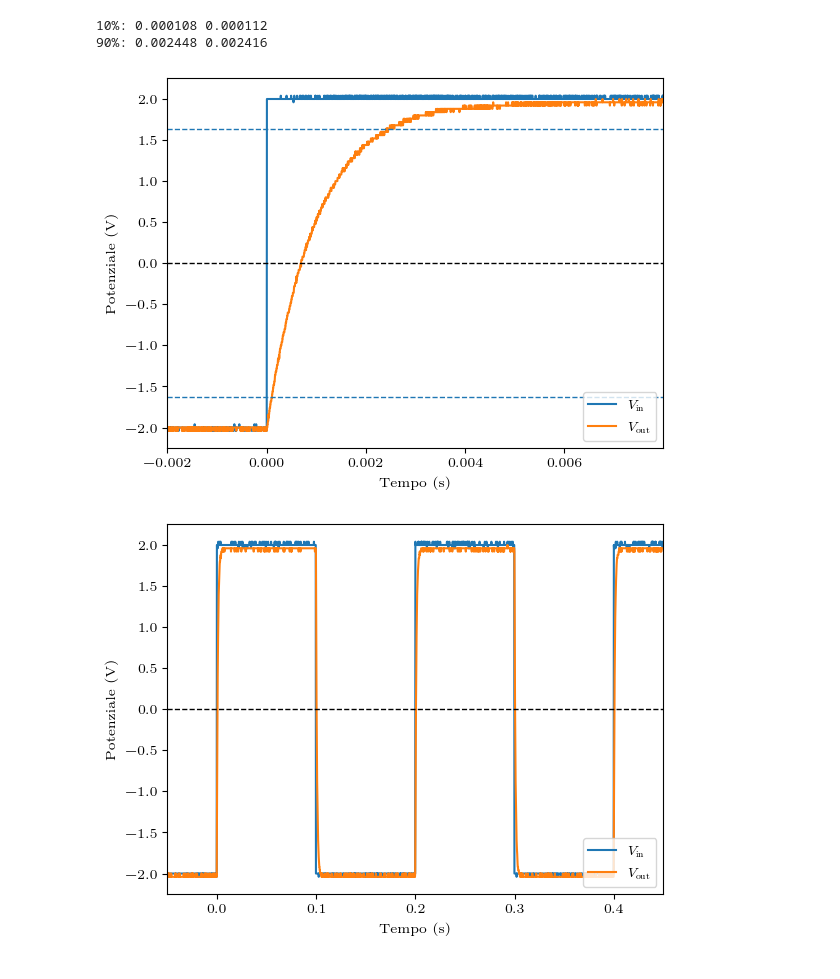
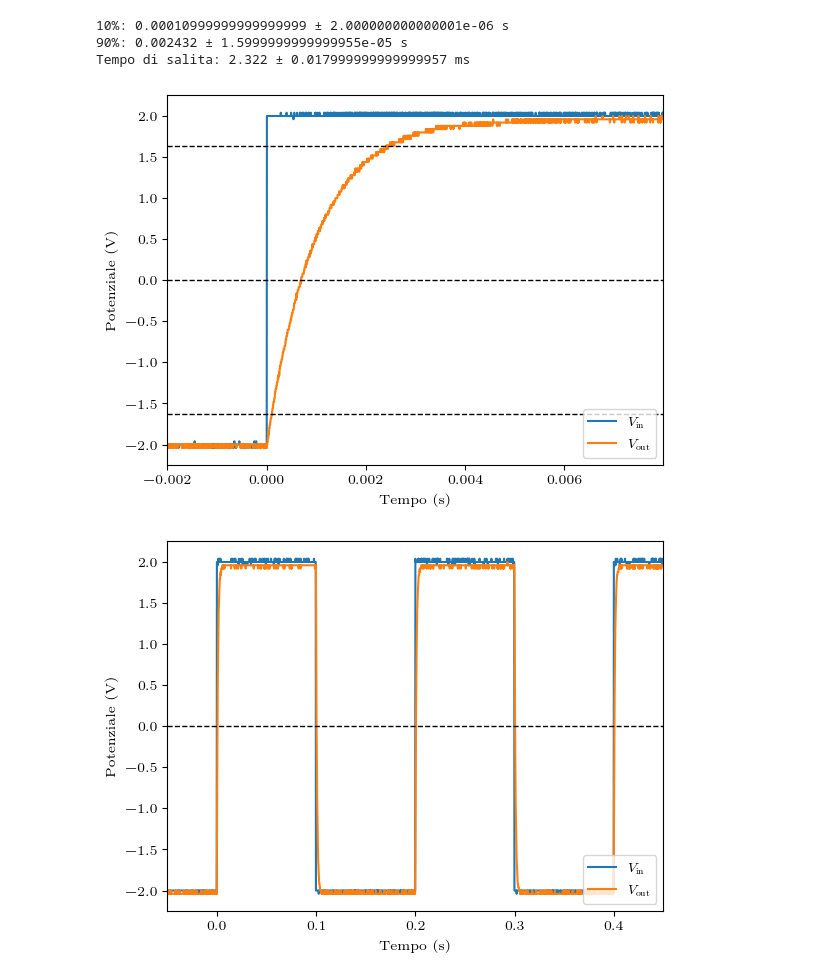
Before and after one commit to RBerga06/unipr-clt-fisica, a Jupyter notebook: lab2/r1/r1.ipynb, the cells around one changed output. Saved outputs shown, nothing was run; the diff lists cells and outputs as text; code cells hidden in the pictures.

Commit message:
Fix: graph

```diff
--- a/lab2/r1/r1.ipynb
+++ b/lab2/r1/r1.ipynb
@@ -31,40 +32,44 @@ for i, (ch1, ch2) in enumerate(files):
     # plot 10% & 90%
     if i == 0:
         _min = ch1[4].min()
         _amplitude: float = ch1[4].max() - _min
-        ax1.axhline(_the01 := _min + _amplitude * 0.1, color="C0", linestyle="--", linewidth=1, rasterized=True)
-        ax1.axhline(_the09 := _min + _amplitude * 0.9, color="C0", linestyle="--", linewidth=1, rasterized=True)
-        print("10%:", *ts_where_y_around(ch2, _the01))
-        print("90%:", *ts_where_y_around(ch2, _the09))
+        ax1.axhline(_the01 := _min + _amplitude * 0.1, color="0.0", linestyle="--", linewidth=1, rasterized=True)
+        ax1.axhline(_the09 := _min + _amplitude * 0.9, color="0.0", linestyle="--", linewidth=1, rasterized=True)
+        _t11, _t12 = ts_where_y_around(ch2, _the01)
+        _t21, _t22 = ts_where_y_around(ch2, _the09)
+        print("10%:", _t1 := d(_t12 + _t11, abs(_t12 - _t11))/2, "s")
+        print("90%:", _t2 := d(_t22 + _t21, abs(_t22 - _t21))/2, "s")
+        print("Tempo di salita:", (_t2 - _t1) * 1000, "ms")
     # customize labels
     ax1.set_xlabel(f"Tempo ({'m' if i in _AS_MILLISECONDS else ''}s)")
     if i <= 3 or 9 <= i <= 11:
         ax1.set_ylabel("Potenziale (V)")
         ax1.set_ylim(-4.25 if i == 9 else -2.25, 2.25 if i <= 3 else 4.25, auto=False)
     else:
         # set labels & colors accordingly
         ax1.set_ylabel("Potenziale (V)", color="C0")
         ax2.set_ylabel("Potenziale (V)", color="C1")
         ax1.tick_params(axis="y", colors="C0")
         ax2.tick_params(axis="y", colors="C1")
         # fix scale & ticks
         _Y_LIM_2 = 0.5 if i == 4 else 0.15
         ax1.set_ylim(-2.25, 2.25, auto=False)
         ax2.set_ylim(-_Y_LIM_2, _Y_LIM_2, auto=False)
     ax2.legend(loc="lower right", handles=[ch1plot, ch2plot])
     ax1.set_xlim(
         min(ch1[3].min(), ch2[3].min()) * _TIME_SCALE_FACTOR,
         max(ch1[3].max(), ch2[3].max()) * _TIME_SCALE_FACTOR
     )
     ax1.axhline(0, color="0.0", linestyle="--", linewidth=1, rasterized=True)
     # show the plot & save it to disk
     plt.show()
     fig.tight_layout()
     fig.savefig(f"img/{i}.png", dpi=300)
 # %% [output]
-10%: 0.000108 0.000112
-90%: 0.002448 0.002416
+10%: 0.00010999999999999999 ± 2.000000000000001e-06 s
+90%: 0.002432 ± 1.5999999999999955e-05 s
+Tempo di salita: 2.322 ± 0.017999999999999957 ms
-[figure, old version]
+[figure, new version]
 [figure]
 [figure]
 [figure]
```
Also changed, not shown: parts of 1 cell of this notebook, 1 other file.
